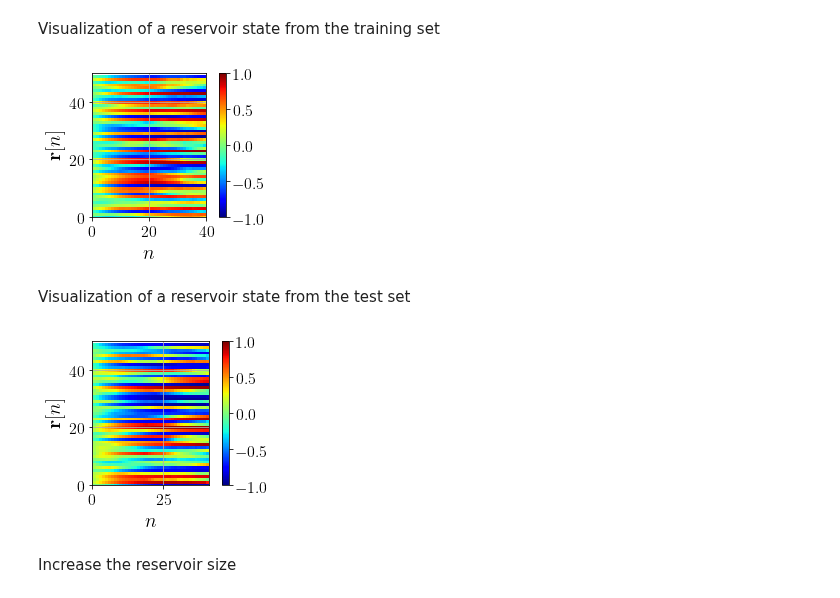
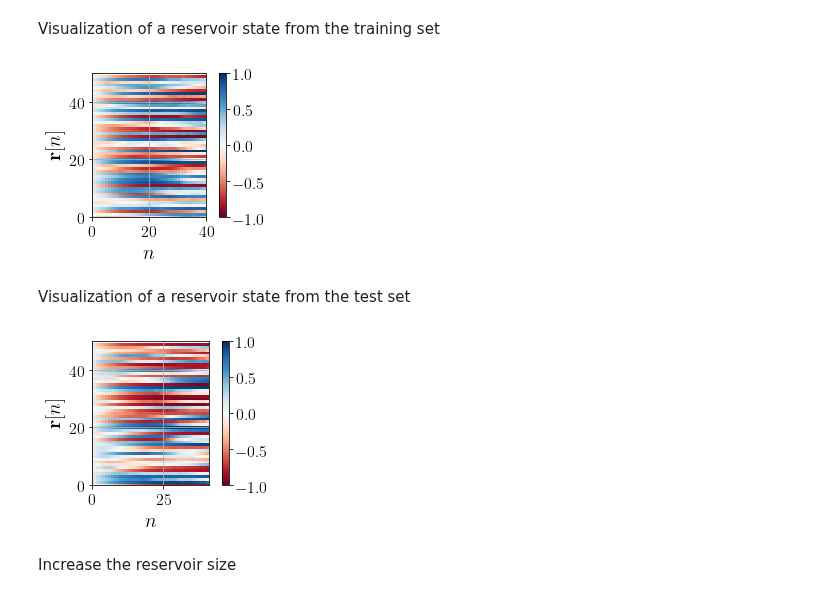
Before and after one commit to PlasmaControl/PyRCN, a Jupyter notebook: examples/spoken_digit_recognition.ipynb, the cells around one changed output. Drawn from its saved outputs; the diff is of its cells as text; code cells hidden in the pictures.

```diff
--- a/examples/spoken_digit_recognition.ipynb
+++ b/examples/spoken_digit_recognition.ipynb
@@ -22,7 +22,7 @@ from pyrcn.echo_state_network import ESNRegressor
 import matplotlib
 from matplotlib import pyplot as plt
 #Options
-params = {'image.cmap' : 'jet',
+params = {'image.cmap' : 'RdBu',
           'text.usetex' : True,
           'font.size' : 11,
           'axes.titlesize' : 24,
@@ -243,7 +243,7 @@ MSE test: 0.041401
 # %% [markdown]
 Initialize an Echo State Network
 # %%
-base_esn = ESNRegressor(k_in=-1, input_scaling=0.4, spectral_radius=0.1, bias=0.0, leakage=0.1, reservoir_size=500,
+base_esn = ESNRegressor(k_in=-1, input_scaling=0.3, spectral_radius=0.0, bias=0.0, leakage=1.0, reservoir_size=500,
                         k_res=10, reservoir_activation='tanh', teacher_scaling=1.0, teacher_shift=0.0,
                         bi_directional=False, solver='ridge', beta=1e-3, random_state=1)
 
@@ -418,13 +418,13 @@ plt.savefig('k_res_rand_test.pdf')
 # %% [markdown]
 Random experiments
 # %%
-base_esn = ESNRegressor(k_in=10, input_scaling=0.7, spectral_radius=0.7, bias=1.3, leakage=0.1, reservoir_size=500,
-                        k_res=5, reservoir_activation='tanh', teacher_scaling=1.0, teacher_shift=0.0,
-                        bi_directional=False, solver='ridge', beta=1e-3, random_state=1)
-for rs in range(10):
-    kmeans = MiniBatchKMeans(n_clusters=500, reassignment_ratio=0, max_no_improvement=50, init='k-means++', verbose=0, random_state=rs)
+for rs in range(20):
+    print("Train the ESN model...")
+    kmeans = MiniBatchKMeans(n_clusters=500, reassignment_ratio=0, max_no_improvement=50, init='k-means++', verbose=0, random_state=0)
     kmeans.fit(X=np.vstack(X_train_scaled))
-    print("Train the ESN model...")
+    base_esn = ESNRegressor(k_in=10, input_scaling=0.7, spectral_radius=0.7, bias=1.3, leakage=0.1, reservoir_size=500,
+                            k_res=5, reservoir_activation='tanh', teacher_scaling=1.0, teacher_shift=0.0,
+                            bi_directional=False, solver='ridge', beta=1e-3, random_state=rs)
     w_in = np.divide(kmeans.cluster_centers_, np.linalg.norm(kmeans.cluster_centers_, axis=1)[:, None])
     esn = clone(base_esn)
     esn.initialize_from_outside(y=enc.transform(np.asarray(y_train[0]).reshape(-1, 1)), n_features=X_train[0].shape[0],
@@ -821,7 +840,7 @@ _ = esn.predict(X=X_train_scaled[0], keep_reservoir_state=True)
 np.random.seed(0)
 index = np.random.choice(esn.reservoir_state.shape[1], 50, replace=False)
 plt.figure(figsize=(4, 3))
-im = plt.imshow(esn.reservoir_state[:, index].T,vmin=-1, vmax=1)
+im = plt.imshow(esn.reservoir_state[:, index].T,vmin=-1, vmax=1, cmap='RdBu')
 plt.xlim([0, esn.reservoir_state.shape[0]])
 plt.ylim([0, 50])
 plt.xlabel(r'$n$')
@@ -831,25 +850,25 @@ plt.grid()
 plt.tight_layout()
 plt.savefig('k_res_kmeans_train.pdf')
 # %% [output]
-[figure, old version]
+[figure, new version]
 # %% [markdown]
 Visualization of a reservoir state from the test set
 # %%
 _ = esn.predict(X=X_test_scaled[0], keep_reservoir_state=True)
 np.random.seed(0)
 index = np.random.choice(esn.reservoir_state.shape[1], 50, replace=False)
 plt.figure(figsize=(4, 3))
-im = plt.imshow(esn.reservoir_state[:, index].T,vmin=-1, vmax=1)
+im = plt.imshow(esn.reservoir_state[:, index].T,vmin=-1, vmax=1, cmap='RdBu')
 plt.xlim([0, esn.reservoir_state.shape[0]])
 plt.ylim([0, 50])
 plt.xlabel(r'$n$')
 plt.ylabel(r'$\mathbf{r}[n]$')
 plt.colorbar(im)
 plt.grid()
 plt.tight_layout()
 plt.savefig('k_res_kmeans_test.pdf')
 # %% [output]
-[figure, old version]
+[figure, new version]
 # %% [markdown]
 Increase the reservoir size
 # %%
```
Also changed, not shown: parts of 6 cells of this notebook, 6 other files.
